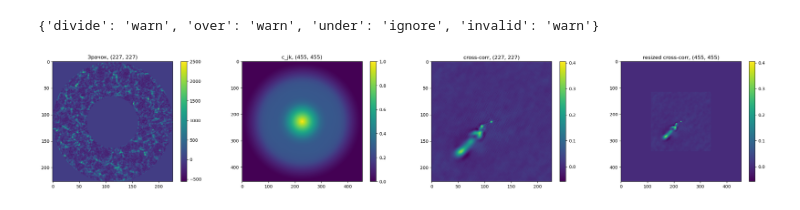
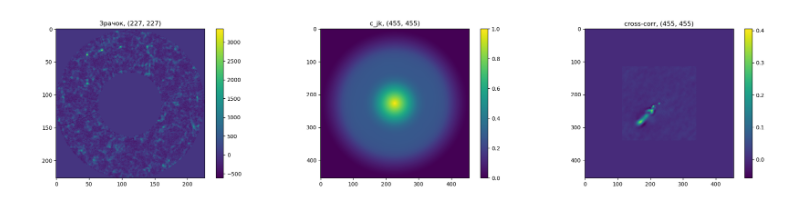
Before and after one commit to AntonMate/domecam, a Jupyter notebook: curvefitting.ipynb, the cells around one changed output. Saved outputs shown, nothing was run; the diff lists cells and outputs as text; code cells hidden in the pictures.

```diff
--- a/curvefitting.ipynb
+++ b/curvefitting.ipynb
@@ -1,13 +0,0 @@
-# %%
-import time
-import numpy as np
-import matplotlib.pyplot as plt
-
-from scipy.ndimage import shift
-from scipy.optimize import curve_fit
-
-from sfilter import sfilter
-
-np.seterr(all="ignore")
-# %% [output]
-{'divide': 'warn', 'over': 'warn', 'under': 'ignore', 'invalid': 'warn'}
@@ -68,28 +72,50 @@ Cn2 = 1*pow(10, -13)
 # %%
+np.seterr(all="ignore")
+resp_f = np.loadtxt('C:/astro/resp_f.gz')
+
+D = 2.5
+latency = 4
+sec_per_frame = 0.01
+z = 2000
+Cn2 = 1*pow(10, -13)
+
 pupil = np.loadtxt('C:/astro/data.gz')
-data_corr = np.loadtxt('C:/astro/data_corr.gz')
-a = int(2*pupil.shape[0]+2 - data_corr.shape[0])//2
-b = int(2*pupil.shape[1]+2 - data_corr.shape[1])//2
-data = np.pad(data_corr, ((a, a), (b, b)), 'constant', constant_values=(0))
+data = np.loadtxt('C:/astro/data_corr.gz')
+a = int(2*pupil.shape[0]+2 - data.shape[0])//2
+b = int(2*pupil.shape[1]+2 - data.shape[1])//2
+data = np.pad(data, ((a, a), (b, b)), 'constant', constant_values=(0))
 
-fig, (ax, ax2, ax3, ax4) = plt.subplots(1, 4, figsize=(30, 5))
+
+cjk, nx = c_jk(pupil, pupil.shape[0])
+f_scale = pupil.shape[0]/(D*nx)
+delta = D/pupil.shape[0]
+
+xx, yy = np.meshgrid(np.linspace(-nx//2, nx//2-1, nx), np.linspace(-nx//2, nx//2-1, nx))
+fx = f_scale * xx
+fy = f_scale * yy
+
+f_11_3 = abs_f(fx, fy)
+A_f = aperture_func(fx, fy, delta)
+
+
+
+
+
+
+fig, (ax, ax2, ax3) = plt.subplots(1, 3, figsize=(25, 5))
 
 fig.colorbar(ax.imshow(pupil), ax = ax)
 ax.grid(False)
 ax.set_title(f'Зрачок, {pupil.shape}')
 
-fig.colorbar(ax2.imshow(c_jk(pupil, pupil.shape[0])), ax=ax2)
+fig.colorbar(ax2.imshow(cjk), ax=ax2)
 ax2.grid(False)
-ax2.set_title(f'c_jk, {c_jk(pupil, pupil.shape[0]).shape}')
+ax2.set_title(f'c_jk, {cjk.shape}')
 
-fig.colorbar(ax3.imshow(data_corr), ax=ax3)
+fig.colorbar(ax3.imshow(data), ax=ax3)
 ax3.grid(False)
-ax3.set_title(f'cross-corr, {data_corr.shape}')
-
-fig.colorbar(ax4.imshow(data), ax=ax4)
-ax4.grid(False)
-ax4.set_title(f'resized cross-corr, {data.shape}')
+ax3.set_title(f'cross-corr, {data.shape}')
 
 print(' ')
 # %% [output]
-[figure, old version]
+[figure, new version]
```
Also changed, not shown: parts of 8 cells of this notebook, 1 other file.
